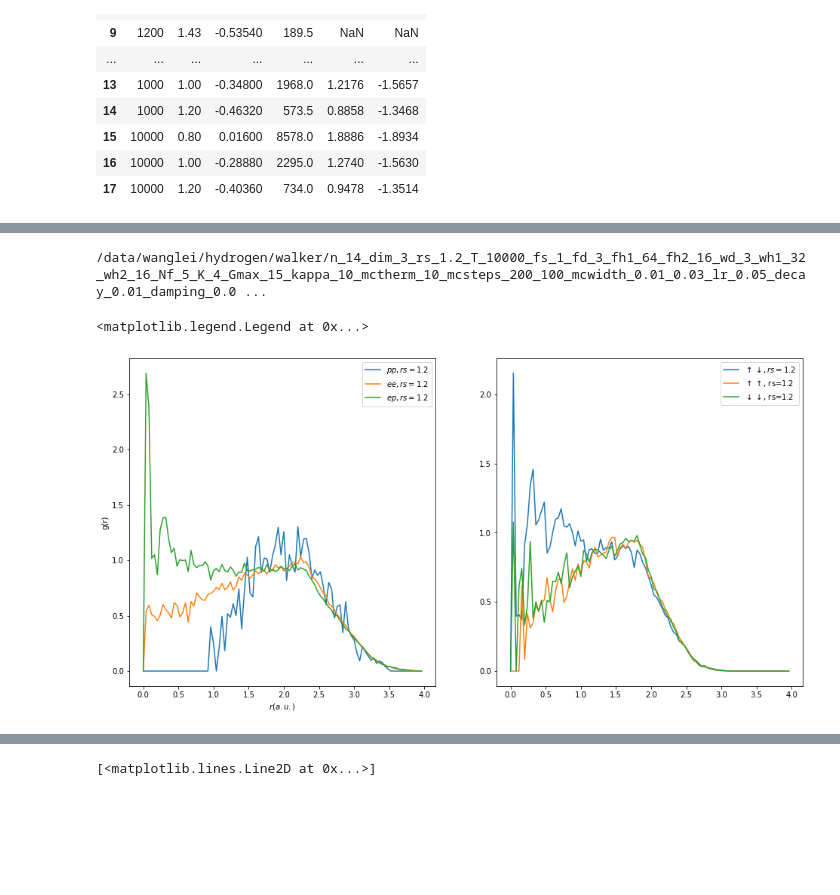
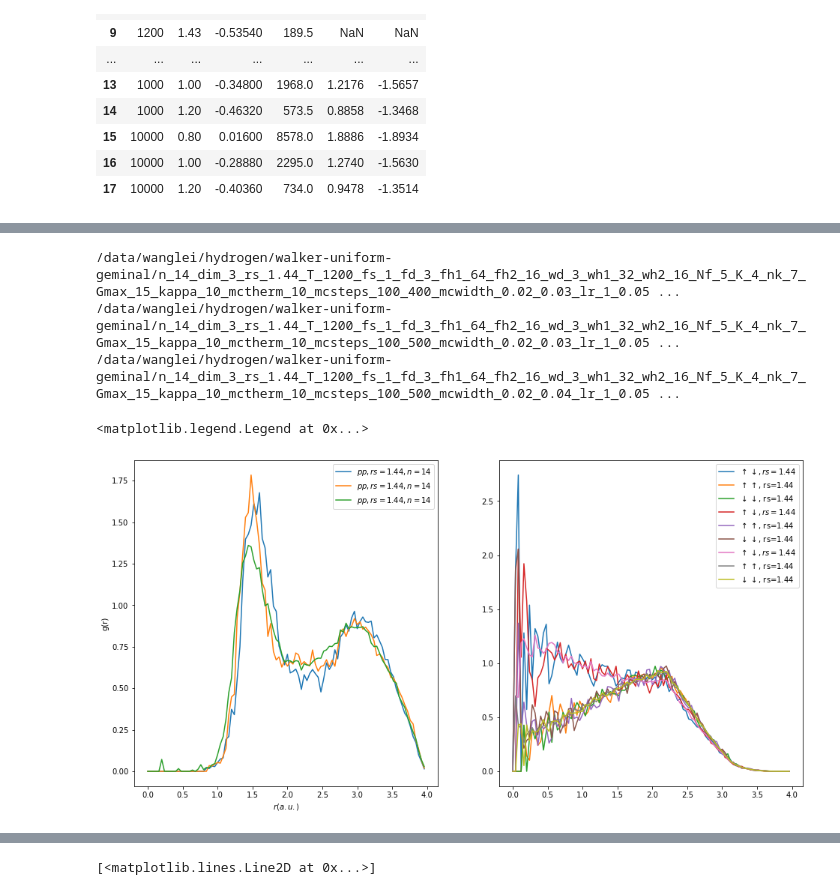
Before and after one commit to fermiflow/hydrogen, a Jupyter notebook: analysis/analysis.ipynb, the cells around one changed output, grey strips where cells are left out. Saved outputs shown, nothing was run; the diff lists cells and outputs as text; code cells hidden in the pictures; blank space fills up the shorter version.

```diff
--- a/analysis/analysis.ipynb
+++ b/analysis/analysis.ipynb
@@ -43,15 +44,15 @@ ref_df
 | 16 | 10000 | 1.00 | -0.28880 | 2295.0 | 1.2740 | -1.5630 |
 | 17 | 10000 | 1.20 | -0.40360 | 734.0 | 0.9478 | -1.3514 |
 # %%
-T, rs = 10000, 1.2
-nicknames = ['walker']#'jastrow-tabc-rint-yukawa'] #'jastrow-yukawa',  'jastrow-uniform'] #, 'jastrow-tabc-rint-h2', 'jastrow-tabc-rint-yukawa-nobeta', 'jastrow-tabc-uniform', 'jastrow-tabc-rint-soft'] #, #, 'atom-positive-alpha', ] #'atom-exp-alpha'] #, #, 'atom-equivariant'] # 'atom']
+T, rs = 1200, 1.44
+nicknames = ['walker-uniform-geminal']#, 'walker-fermi-geminal']#, 'walker-uniform']#, 'bootstrap'] #'walker-uniform-jastrow-geminal']#, 'walker-yukawa-nobeta', 'walker-yukawa-nobeta-pretrain'] #, 'van', 'van-pretrain', 'van-pretrain-gelu',  'van-pretrain-unshare', 'van-pretrain-unshare-gelu'] #, 'van' ] #, 'walker', ]#, 'jastrow-tabc-rint-yukawa'] #'jastrow-yukawa',  'jastrow-uniform'] #, 'jastrow-tabc-rint-h2', 'jastrow-tabc-rint-yukawa-nobeta', 'jastrow-tabc-uniform', 'jastrow-tabc-rint-soft'] #, #, 'atom-positive-alpha', ] #'atom-exp-alpha'] #, #, 'atom-equivariant'] # 'atom']
 files = []
 for nickname in nicknames:
     files += glob("/data/wanglei/hydrogen/"+nickname+"/n_14*_dim_3_rs_%g*_T_%g_*/data.txt"%(rs, T))
 files = list(filter(lambda f: os.path.getsize(f)>100, files))
 files = natural_sort(files)
-
-files += ['/data/wanglei/hydrogen/jastrow-tabc-rint-yukawa/n_14_dim_3_rs_1.2_T_10000_fs_1_fd_3_fh1_64_fh2_16_wd_3_wh1_32_wh2_16_Nf_5_K_4_Gmax_15_kappa_10_mctherm_10_mcsteps_100_100_mcwidth_0.03_0.03_lr_0.05_decay_0.01_damping_0.001_norm_0.001_clip_5_bs_1024_devices_1_accsteps_1/data.txt']
+#files = files[::-1]
+#files += ['/data/wanglei/hydrogen/jastrow-tabc-rint-yukawa/n_14_dim_3_rs_1.2_T_10000_fs_1_fd_3_fh1_64_fh2_16_wd_3_wh1_32_wh2_16_Nf_5_K_4_Gmax_15_kappa_10_mctherm_10_mcsteps_100_100_mcwidth_0.03_0.03_lr_0.05_decay_0.01_damping_0.001_norm_0.001_clip_5_bs_1024_devices_1_accsteps_1/data.txt']
 #files += ['/data/wanglei/hydrogen/jastrow/n_54_dim_3_rs_1.44_T_1200_steps_1_depth_3_spsize_32_tpsize_16_Nf_5_K_4_Gmax_15_kappa_10_mctherm_10_mcsteps_50_mcstddev_0.02_lr_0.05_decay_0.01_damping_0.001_norm_0.001_clip_5_bs_256_devices_8_accsteps_4/data.txt']
 #files += ['/data/wanglei/hydrogen/jastrow/n_54_dim_3_rs_1.2_T_1000_steps_1_depth_3_spsize_32_tpsize_16_Nf_5_K_4_Gmax_15_kappa_10_mctherm_10_mcsteps_50_mcstddev_0.02_lr_0.05_decay_0.01_damping_0.001_norm_0.001_clip_5_bs_64_devices_1_accsteps_16/data.txt']
 #files += ['/data/wanglei/hydrogen/jastrow/n_14_dim_3_rs_1.2_T_1000_steps_1_depth_3_spsize_32_tpsize_16_Nf_5_K_8_Gmax_15_kappa_10_mctherm_10_mcsteps_50_mcstddev_0.05_lr_0.1_decay_0.01_damping_0.001_norm_0.001_clip_5_bs_1024_devices_1_accsteps_1/data.txt']
@@ -61,7 +62,13 @@ len(files)
 # %%
 def cond(f):
-    n, dim, rs, T, s, fd, fh1, fh2, wd, wh1, wh2, b, a, lr, decay, eta, maxnorm, Nf, clip, K = parse_filename(f)
-    return rs <1.46 and '_ht_' not in f #and a > 1 and lr == 0.01 and '0.01_0.05' not in f
+    n, dim, rs, T, s, fd, fh1, fh2, wd, wh1, wh2, b, a, lr, decay, eta, maxnorm, Nf, clip, K, w = parse_filename(f)
+    #return rs <1.46 and '_ht_' not in f and ('nk_19' in f) and ('mcsteps_100_400' in f)
+    return ('mcsteps_100_500' in f or 'mcsteps_100_400' in f)
 files = list(filter(cond , files))
+#files = files[::-1]
 len(files)
+
+#files = [files[2], files[1]]
+#files = [files[0], files[2], files[1], files[3], files[4]]
+#files = files[-2:]
 # %% [output]
@@ -69,5 +76,5 @@ len(files)
 # %%
-obs = 'etot'
+obs = 'f'
 
 markers = ['o', 's', 'D', '*', 'x', '^', '<', 'h', '>', 'd', 'X', 'v', 'h', '1']
 colors = ['C0', 'C1','C2', 'C3', 'C4', 'C6', 'C5', 'C7', 'C8', 'C9', 'C10', 'C11', 'C12', 'C13']
@@ -105,13 +112,13 @@ for f, marker, color in zip(files, markers, colors):
     except KeyError or IndexError:
         print ('no ref data')
 
-    #if obs == 'p': plt.ylim([0, 1000])
+    #if obs == 'p': plt.ylim([100, 400])
     #if obs in ['f', 'etot', 'e', 'vtot']: plt.ylim([1, 2])
 
-plt.legend(loc='best')
 plt.ylabel(obs)
 plt.xlabel('epochs')
 plt.xlim([1, 1e5])
 plt.xscale('log')
-#plt.ylim([-2, 2])
+plt.legend(loc='best')
+#plt.ylim([-5, 5])
 # %% [output]
@@ -146,12 +157,11 @@ def get_gr(x, y):
     h_id = 4/3*np.pi*n/(L**3)* ((rmesh+dr)**3 - rmesh**3 )
     return rmesh*rs, hist/h_id
 
-
 fig = plt.figure(figsize=(16, 8))
 ax1 = plt.subplot(121)
 ax2 = plt.subplot(122)
 
-for f in [files[1]]:
+for f in files:
 
     n, dim, rs, T, s, fd, fh1, fh2, wd, wh1, wh2, b, a, lr, decay, eta, maxnorm, Nf, clip, K, w = parse_filename(f)
 
@@ -165,37 +175,43 @@ for f in [files[1]]:
         if ckpt_file is None: continue
         print (ckpt_file)
         data = load_data(ckpt_file)
 
         s, x = data['s'], data['x']
 
         n, dim = x.shape[-2], x.shape[-1]
         s = s.reshape(-1, n, dim)
         x = x.reshape(-1, n, dim)
 
         walkersize, batchsize = s.shape[0], x.shape[0]
         if (walkersize != batchsize):
             s = jnp.repeat(s, batchsize//walkersize, 0)
 
         rmesh, gr = get_gr(s, s)
-        ax1.plot(rmesh, gr, label=r'$pp, rs=%g$'%rs)
-        rmesh, gr = get_gr(x, x)
-        ax1.plot(rmesh, gr, label=r'$ee, rs=%g$'%rs)
-        rmesh, gr = get_gr(s, x)
-        ax1.plot(rmesh, gr, label=r'$ep, rs=%g$'%rs)
+        ax1.plot(rmesh, gr, label=r'$pp, rs=%g,n = %g$'%(rs, n))
+        #rmesh, gr = get_gr(x, x)
+        #ax1.plot(rmesh, gr, label=r'$ee, rs=%g$'%rs)
+        #rmesh, gr = get_gr(s, x)
+        #ax1.plot(rmesh, gr, label=r'$ep, rs=%g$'%rs)
+
+        #ax1.set_yscale('log')
+        #ax1.plot(rmesh, 3*np.exp(-rmesh))
 
         rmesh, gr = get_gr(x[:, :n//2], x[:, n//2:])
         ax2.plot(rmesh, gr, label=r'$\uparrow\downarrow, rs=%g$'%rs)
         rmesh, gr = get_gr(x[:, :n//2], x[:, :n//2])
         ax2.plot(rmesh, gr, label=r'$\uparrow\uparrow$, rs=%g'%rs)
         rmesh, gr = get_gr(x[:, n//2:], x[:, n//2:])
         ax2.plot(rmesh, gr, label=r'$\downarrow\downarrow$, rs=%g'%rs)
 
+        #ax2.set_yscale('log')
 
 ax1.set_xlabel('$r(a.u.)$')
 ax1.set_ylabel('g(r)')
 ax1.legend()
 ax2.legend()
 # %% [output]
-/data/wanglei/hydrogen/walker/n_14_dim_3_rs_1.2_T_10000_fs_1_fd_3_fh1_64_fh2_16_wd_3_wh1_32_wh2_16_Nf_5_K_4_Gmax_15_kappa_10_mctherm_10_mcsteps_200_100_mcwidth_0.01_0.03_lr_0.05_decay_0.01_damping_0.0 ...
+/data/wanglei/hydrogen/walker-uniform-geminal/n_14_dim_3_rs_1.44_T_1200_fs_1_fd_3_fh1_64_fh2_16_wd_3_wh1_32_wh2_16_Nf_5_K_4_nk_7_Gmax_15_kappa_10_mctherm_10_mcsteps_100_400_mcwidth_0.02_0.03_lr_1_0.05 ...
+/data/wanglei/hydrogen/walker-uniform-geminal/n_14_dim_3_rs_1.44_T_1200_fs_1_fd_3_fh1_64_fh2_16_wd_3_wh1_32_wh2_16_Nf_5_K_4_nk_7_Gmax_15_kappa_10_mctherm_10_mcsteps_100_500_mcwidth_0.02_0.03_lr_1_0.05 ...
+/data/wanglei/hydrogen/walker-uniform-geminal/n_14_dim_3_rs_1.44_T_1200_fs_1_fd_3_fh1_64_fh2_16_wd_3_wh1_32_wh2_16_Nf_5_K_4_nk_7_Gmax_15_kappa_10_mctherm_10_mcsteps_100_500_mcwidth_0.02_0.04_lr_1_0.05 ...
 <matplotlib.legend.Legend at 0x...>
-[figure, old version]
+[figure, new version]
```
Also changed, not shown: parts of 9 cells of this notebook.
